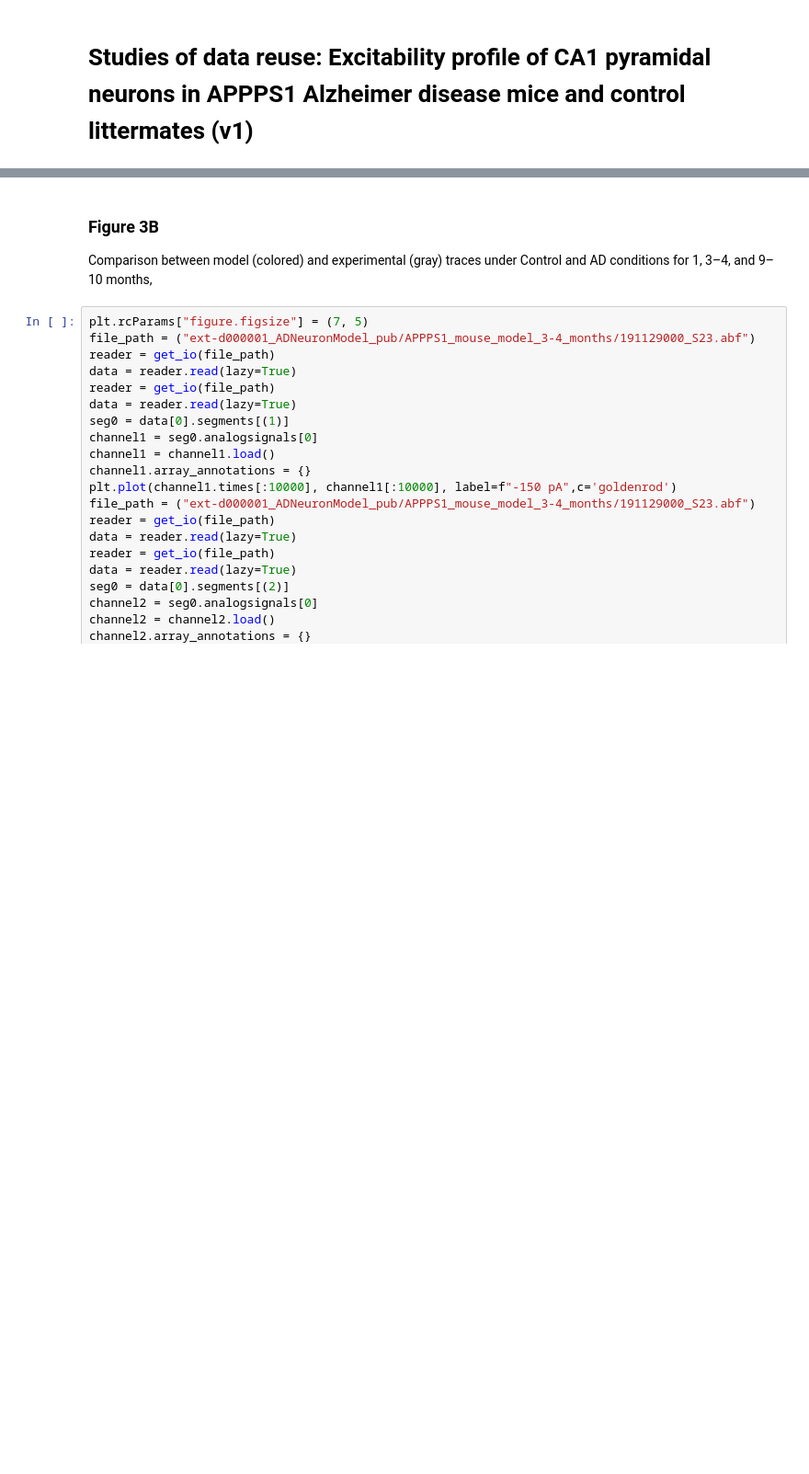
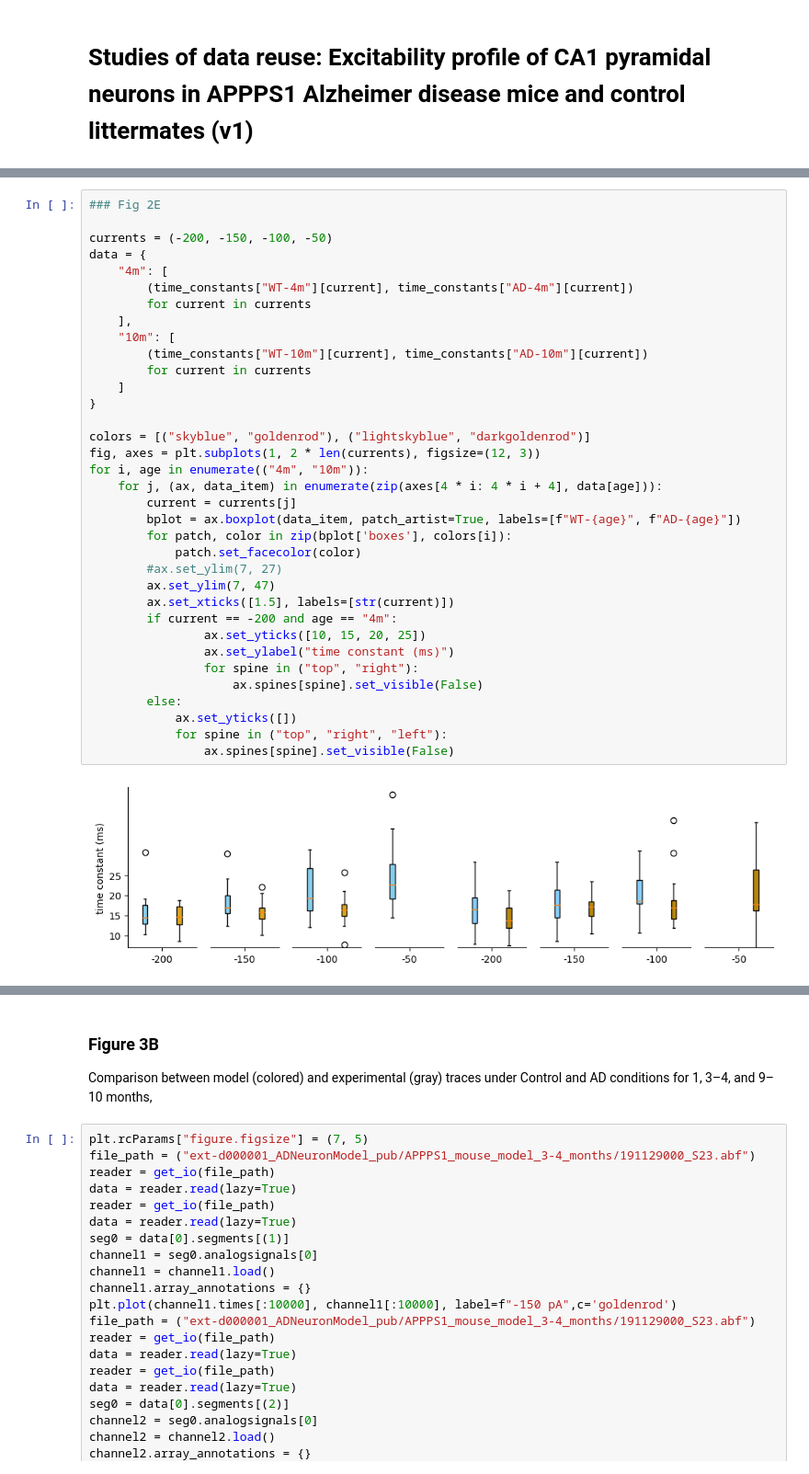
Before and after one commit to NeuroPSI-Neuroinformatics/case-studies-for-data-reuse, a Jupyter notebook: 10.25493-YJFW-HPY/Marie.ipynb, the cells around one changed output, grey strips where cells are left out. Shown at 92% size. Saved outputs shown, nothing was run; the diff lists cells and outputs as text; blank space fills up the shorter version.

```diff
--- a/10.25493-YJFW-HPY/Marie.ipynb
+++ b/10.25493-YJFW-HPY/Marie.ipynb
@@ -229,0 +172,37 @@ plt.show
+# %%
+### Fig 2E
+
+currents = (-200, -150, -100, -50)
+data = {
+    "4m": [
+        (time_constants["WT-4m"][current], time_constants["AD-4m"][current])
+        for current in currents
+    ],
+    "10m": [
+        (time_constants["WT-10m"][current], time_constants["AD-10m"][current])
+        for current in currents
+    ]
+}
+
+colors = [("skyblue", "goldenrod"), ("lightskyblue", "darkgoldenrod")]
+fig, axes = plt.subplots(1, 2 * len(currents), figsize=(12, 3))
+for i, age in enumerate(("4m", "10m")):
+    for j, (ax, data_item) in enumerate(zip(axes[4 * i: 4 * i + 4], data[age])):
+        current = currents[j]
+        bplot = ax.boxplot(data_item, patch_artist=True, labels=[f"WT-{age}", f"AD-{age}"])
+        for patch, color in zip(bplot['boxes'], colors[i]):
+            patch.set_facecolor(color)
+        #ax.set_ylim(7, 27)
+        ax.set_ylim(7, 47)
+        ax.set_xticks([1.5], labels=[str(current)])
+        if current == -200 and age == "4m":
+                ax.set_yticks([10, 15, 20, 25])
+                ax.set_ylabel("time constant (ms)")
+                for spine in ("top", "right"):
+                    ax.spines[spine].set_visible(False)
+        else:
+            ax.set_yticks([])
+            for spine in ("top", "right", "left"):
+                ax.spines[spine].set_visible(False)
+# %% [output]
+[figure, added]
```
Also changed, not shown: parts of 27 cells of this notebook, 7 other files.
